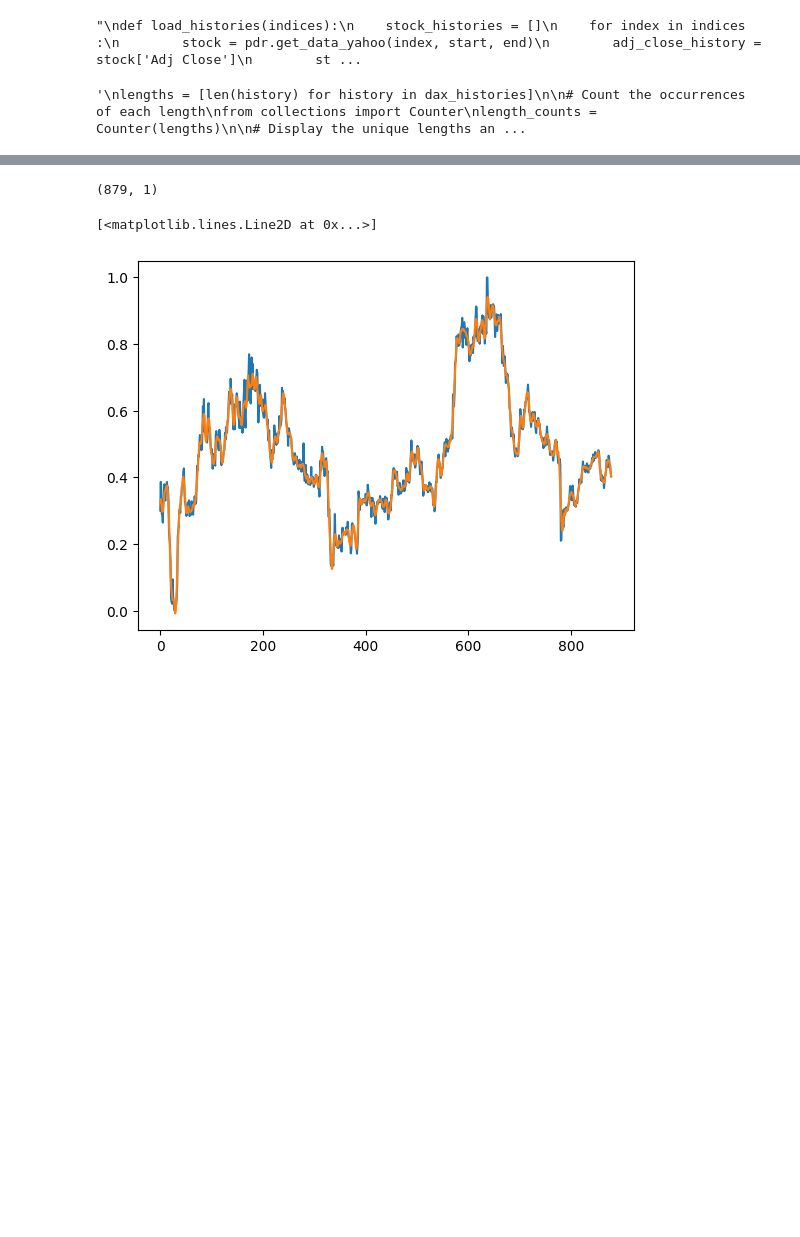
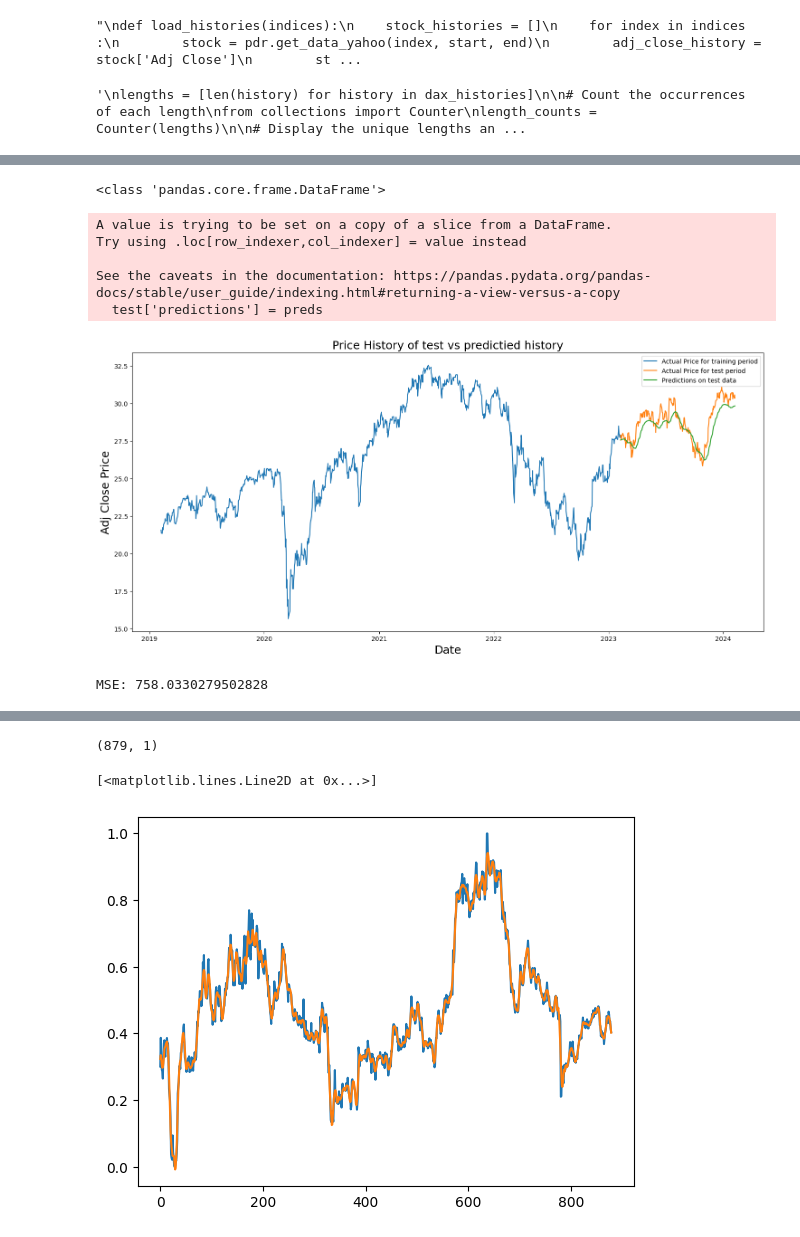
Before and after one commit to hpfref/Financial-Forecasting, a Jupyter notebook: notebook.ipynb, the cells around one changed output, grey strips where cells are left out. Cells and saved outputs as stored; diff of their text form; code cells hidden in the pictures; blank space fills up the shorter version.

```diff
--- a/notebook.ipynb
+++ b/notebook.ipynb
@@ -230,0 +210,7 @@ We consider this a more useful and robust approach since the stock price is also
+# %%
+#initializing model
+model = Sequential()
+model.add(LSTM(8, input_shape= (lag, 1)))
+model.add(Dense(1))
+
+model.compile(optimizer='adam', loss='mean_squared_error')
@@ -230,0 +221,3 @@ We consider this a more useful and robust approach since the stock price is also
+# %%
+#training
+model.fit(train_X, train_Y, batch_size=1, epochs=1)
@@ -230,0 +229,9 @@ We consider this a more useful and robust approach since the stock price is also
+# %%
+# making predictions
+predictions = model.predict(test_X)
+
+# scaling our predictions back to actual price values
+predictions = scaler.inverse_transform(predictions)
+
+#print(dataset[train_data_len:train_data_len + 5])
+#print(predictions[:5])
@@ -230,0 +256,34 @@ We consider this a more useful and robust approach since the stock price is also
+# %%
+mse_model1 = mean_squared_error(predictions, test_Y)
+rmse_model1 = np.sqrt(mse_model1)
+
+#visualize Results
+def plot_results(stock, train, test, preds):
+    test['predictions'] = preds
+
+    plt.figure(figsize=(18,8))
+    plt.plot(train)
+    plt.plot(test)
+    plt.title(f"Price History of {stock} vs predictied history", fontsize=18)
+    plt.xlabel('Date', fontsize=18)
+    plt.ylabel('Adj Close Price', fontsize=18)
+    plt.legend(['Actual Price for training period', 'Actual Price for test period', 'Predictions on test data'])
+
+    plt.show()
+
+
+print(type(dax_history))
+train_history = dax_history[:train_data_len]
+test_history = dax_history[train_data_len:]
+plot_results("test", train_history, test_history, predictions)
+
+print(f"MSE: {mse_model1}")
+# %% [output]
+<class 'pandas.core.frame.DataFrame'>
+A value is trying to be set on a copy of a slice from a DataFrame.
+Try using .loc[row_indexer,col_indexer] = value instead
+
+See the caveats in the documentation: https://pandas.pydata.org/pandas-docs/stable/user_guide/indexing.html#returning-a-view-versus-a-copy
+  test['predictions'] = preds
+[figure, added]
+MSE: 758.0330279502828
```
Also changed, not shown: parts of 26 cells of this notebook.
